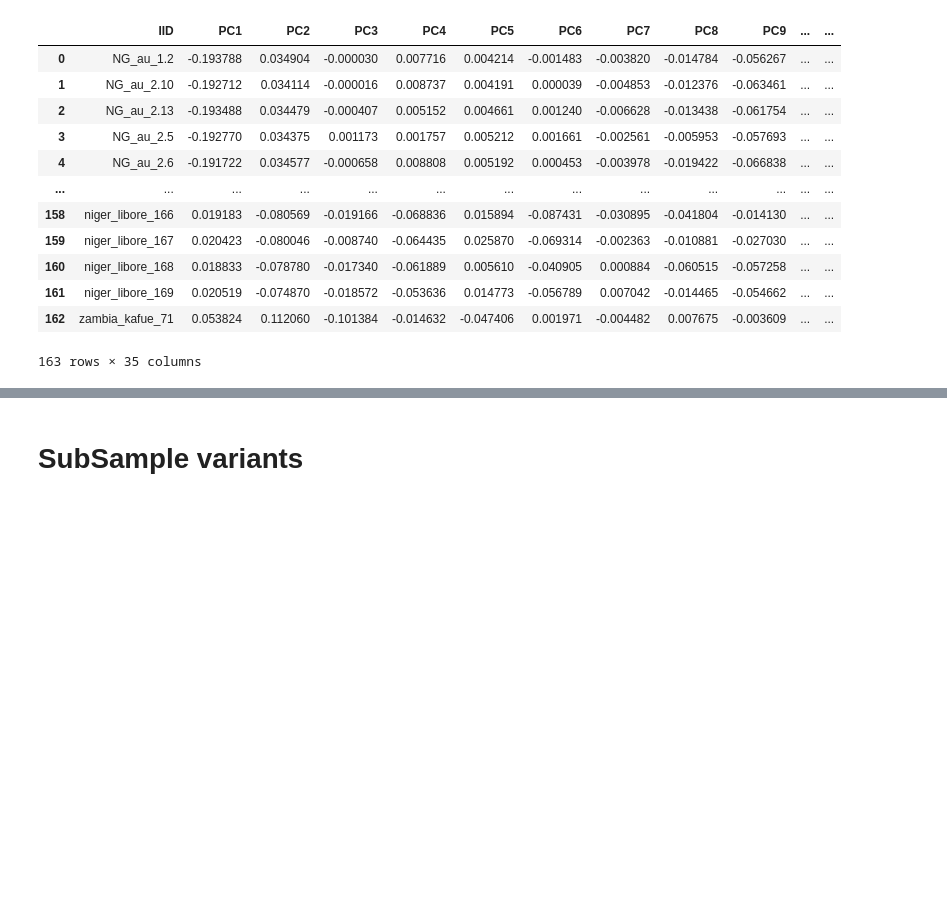
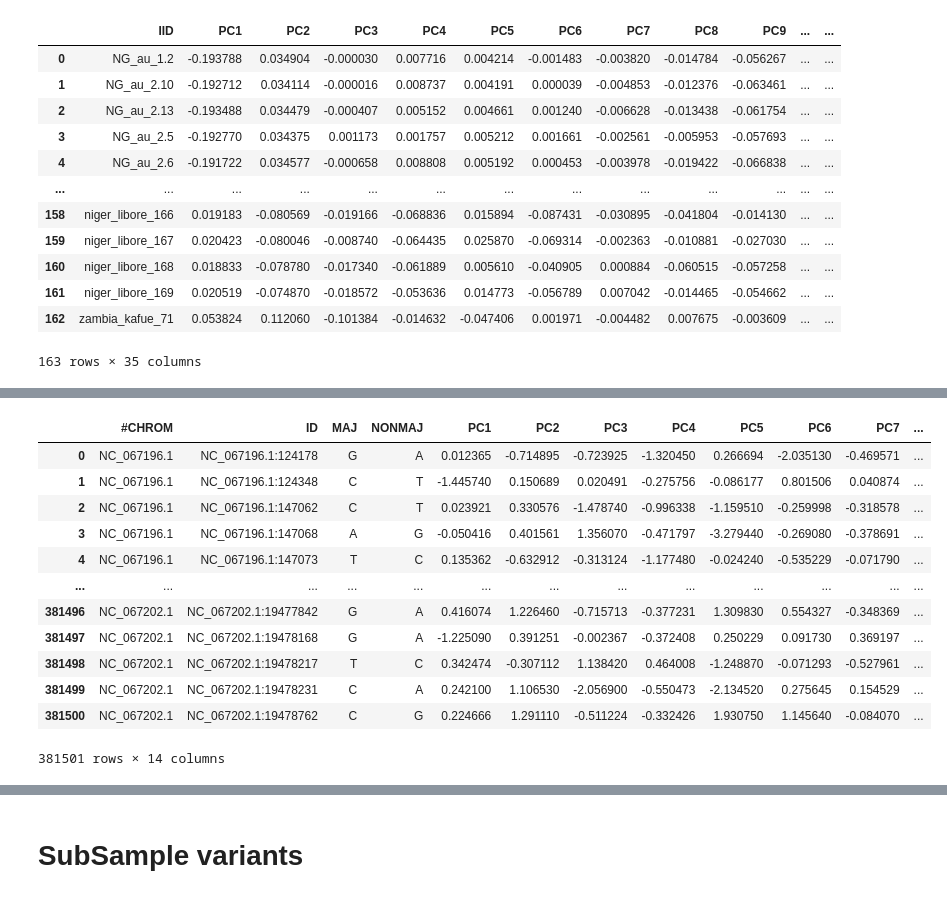
Before and after one commit to nealplatt/schisto_aim_panel, a Jupyter notebook: code/aim_panel_development.ipynb, the cells around one changed output, grey strips where cells are left out. Cells and saved outputs as stored; diff of their text form; code cells hidden in the pictures; blank space fills up the shorter version.

```diff
--- a/code/aim_panel_development.ipynb
+++ b/code/aim_panel_development.ipynb
@@ -366,0 +176,17 @@ plt.show()
+# %%
+load_df = pd.read_csv("pca.eigenvec.var", sep="\t", header=0)
+load_df
+# %% [output]
+|  | #CHROM | ID | MAJ | NONMAJ | PC1 | PC2 | PC3 | PC4 | PC5 | PC6 | PC7 | ... |
+| 0 | NC_067196.1 | NC_067196.1:124178 | G | A | 0.012365 | -0.714895 | -0.723925 | -1.320450 | 0.266694 | -2.035130 | -0.469571 | ... |
+| 1 | NC_067196.1 | NC_067196.1:124348 | C | T | -1.445740 | 0.150689 | 0.020491 | -0.275756 | -0.086177 | 0.801506 | 0.040874 | ... |
+| 2 | NC_067196.1 | NC_067196.1:147062 | C | T | 0.023921 | 0.330576 | -1.478740 | -0.996338 | -1.159510 | -0.259998 | -0.318578 | ... |
+| 3 | NC_067196.1 | NC_067196.1:147068 | A | G | -0.050416 | 0.401561 | 1.356070 | -0.471797 | -3.279440 | -0.269080 | -0.378691 | ... |
+| 4 | NC_067196.1 | NC_067196.1:147073 | T | C | 0.135362 | -0.632912 | -0.313124 | -1.177480 | -0.024240 | -0.535229 | -0.071790 | ... |
+| ... | ... | ... | ... | ... | ... | ... | ... | ... | ... | ... | ... | ... |
+| 381496 | NC_067202.1 | NC_067202.1:19477842 | G | A | 0.416074 | 1.226460 | -0.715713 | -0.377231 | 1.309830 | 0.554327 | -0.348369 | ... |
+| 381497 | NC_067202.1 | NC_067202.1:19478168 | G | A | -1.225090 | 0.391251 | -0.002367 | -0.372408 | 0.250229 | 0.091730 | 0.369197 | ... |
+| 381498 | NC_067202.1 | NC_067202.1:19478217 | T | C | 0.342474 | -0.307112 | 1.138420 | 0.464008 | -1.248870 | -0.071293 | -0.527961 | ... |
+| 381499 | NC_067202.1 | NC_067202.1:19478231 | C | A | 0.242100 | 1.106530 | -2.056900 | -0.550473 | -2.134520 | 0.275645 | 0.154529 | ... |
+| 381500 | NC_067202.1 | NC_067202.1:19478762 | C | G | 0.224666 | 1.291110 | -0.511224 | -0.332426 | 1.930750 | 1.145640 | -0.084070 | ... |
+381501 rows × 14 columns
```
Also changed, not shown: parts of 27 cells of this notebook.
